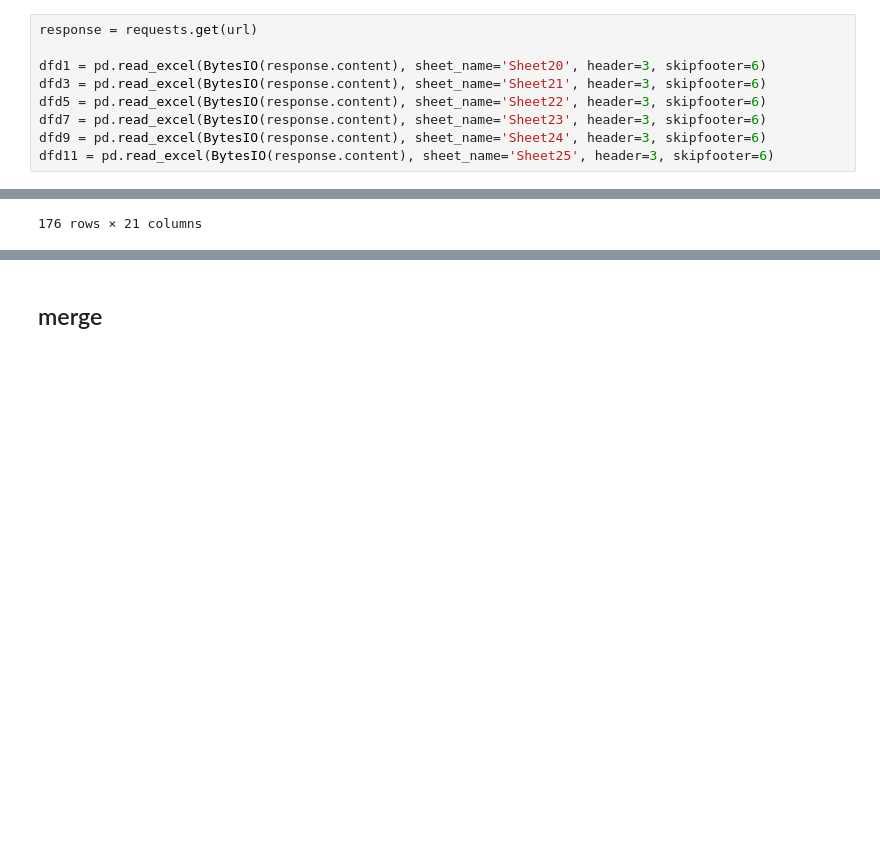
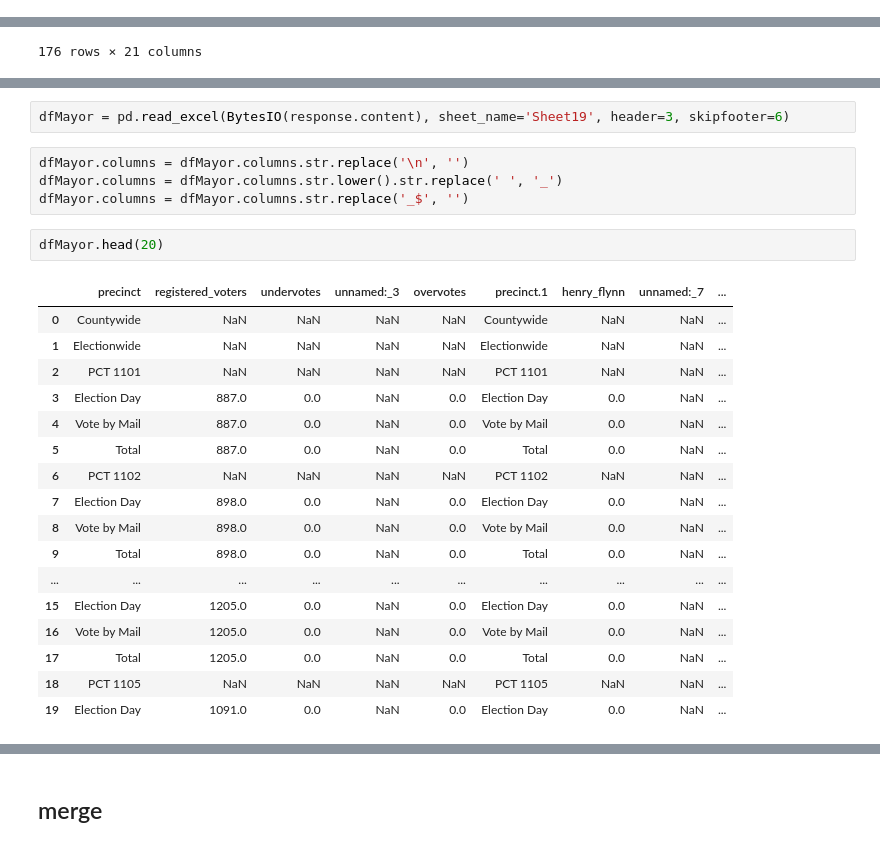
Before and after one commit to MissionLocal/2024-election, a Jupyter notebook: cleaning/clean.ipynb, the cells around one changed output, grey strips where cells are left out. Cells and saved outputs as stored; diff of their text form; blank space fills up the shorter version.

```diff
--- a/cleaning/clean.ipynb
+++ b/cleaning/clean.ipynb
@@ -60,14 +60,5 @@ if response.status_code == 200:
     dfO = pd.read_excel(BytesIO(response.content), sheet_name='Sheet54', header=3, skipfooter=6)
 else:
     print(f"Failed to download. Status code: {response.status_code}")
-# %%
-response = requests.get(url)
-
-dfd1 = pd.read_excel(BytesIO(response.content), sheet_name='Sheet20', header=3, skipfooter=6)
-dfd3 = pd.read_excel(BytesIO(response.content), sheet_name='Sheet21', header=3, skipfooter=6)
-dfd5 = pd.read_excel(BytesIO(response.content), sheet_name='Sheet22', header=3, skipfooter=6)
-dfd7 = pd.read_excel(BytesIO(response.content), sheet_name='Sheet23', header=3, skipfooter=6)
-dfd9 = pd.read_excel(BytesIO(response.content), sheet_name='Sheet24', header=3, skipfooter=6)
-dfd11 = pd.read_excel(BytesIO(response.content), sheet_name='Sheet25', header=3, skipfooter=6)
 # %% [markdown]
 (takes 3 mins to run)
@@ -144,0 +282,26 @@ dfTurnout['turnout'] = dfTurnout['turnout'].fillna(0)
+# %%
+dfMayor = pd.read_excel(BytesIO(response.content), sheet_name='Sheet19', header=3, skipfooter=6)
+# %%
+dfMayor.columns = dfMayor.columns.str.replace('\n', '')
+dfMayor.columns = dfMayor.columns.str.lower().str.replace(' ', '_')
+dfMayor.columns = dfMayor.columns.str.replace('_$', '')
+# %%
+dfMayor.head(20)
+# %% [output]
+|  | precinct | registered_voters | undervotes | unnamed:_3 | overvotes | precinct.1 | henry_flynn | unnamed:_7 | ... |
+| 0 | Countywide | NaN | NaN | NaN | NaN | Countywide | NaN | NaN | ... |
+| 1 | Electionwide | NaN | NaN | NaN | NaN | Electionwide | NaN | NaN | ... |
+| 2 | PCT 1101 | NaN | NaN | NaN | NaN | PCT 1101 | NaN | NaN | ... |
+| 3 | Election Day | 887.0 | 0.0 | NaN | 0.0 | Election Day | 0.0 | NaN | ... |
+| 4 | Vote by Mail | 887.0 | 0.0 | NaN | 0.0 | Vote by Mail | 0.0 | NaN | ... |
+| 5 | Total | 887.0 | 0.0 | NaN | 0.0 | Total | 0.0 | NaN | ... |
+| 6 | PCT 1102 | NaN | NaN | NaN | NaN | PCT 1102 | NaN | NaN | ... |
+| 7 | Election Day | 898.0 | 0.0 | NaN | 0.0 | Election Day | 0.0 | NaN | ... |
+| 8 | Vote by Mail | 898.0 | 0.0 | NaN | 0.0 | Vote by Mail | 0.0 | NaN | ... |
+| 9 | Total | 898.0 | 0.0 | NaN | 0.0 | Total | 0.0 | NaN | ... |
+| ... | ... | ... | ... | ... | ... | ... | ... | ... | ... |
+| 15 | Election Day | 1205.0 | 0.0 | NaN | 0.0 | Election Day | 0.0 | NaN | ... |
+| 16 | Vote by Mail | 1205.0 | 0.0 | NaN | 0.0 | Vote by Mail | 0.0 | NaN | ... |
+| 17 | Total | 1205.0 | 0.0 | NaN | 0.0 | Total | 0.0 | NaN | ... |
+| 18 | PCT 1105 | NaN | NaN | NaN | NaN | PCT 1105 | NaN | NaN | ... |
+| 19 | Election Day | 1091.0 | 0.0 | NaN | 0.0 | Election Day | 0.0 | NaN | ... |
```
Also changed, not shown: parts of 51 cells of this notebook, 4 other files.
